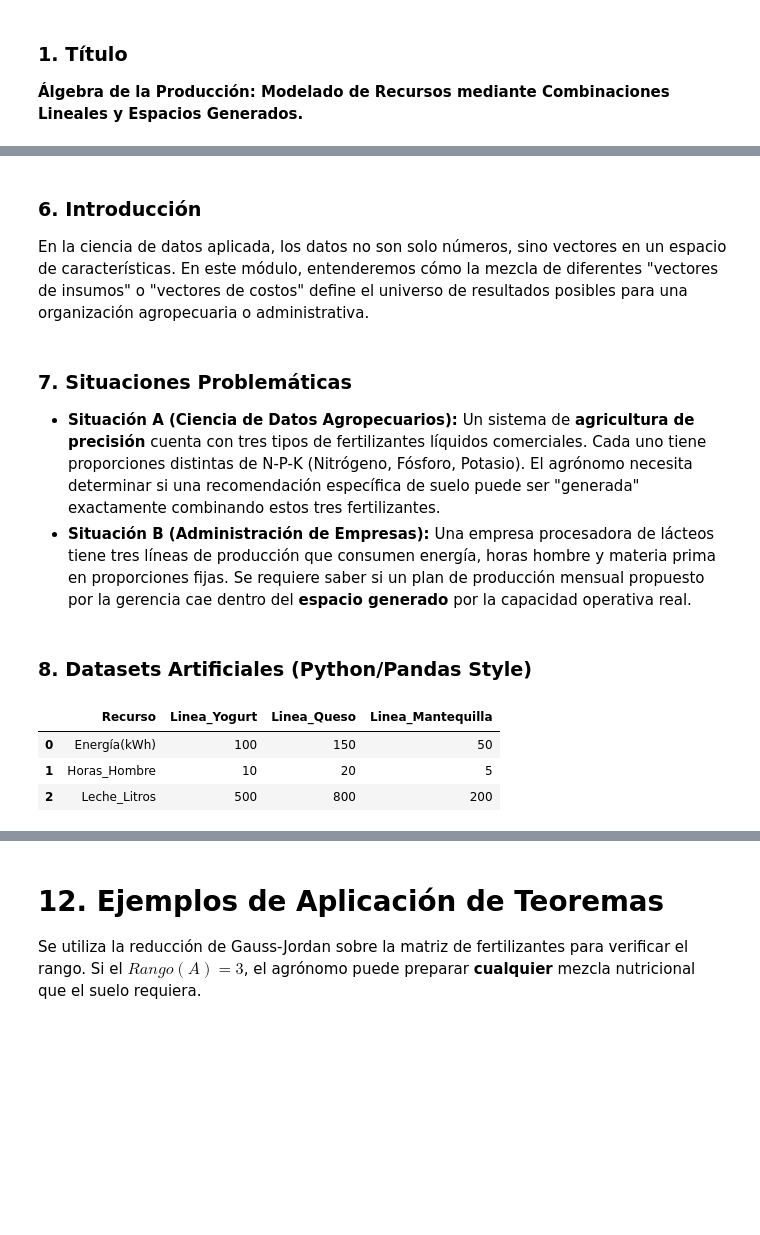
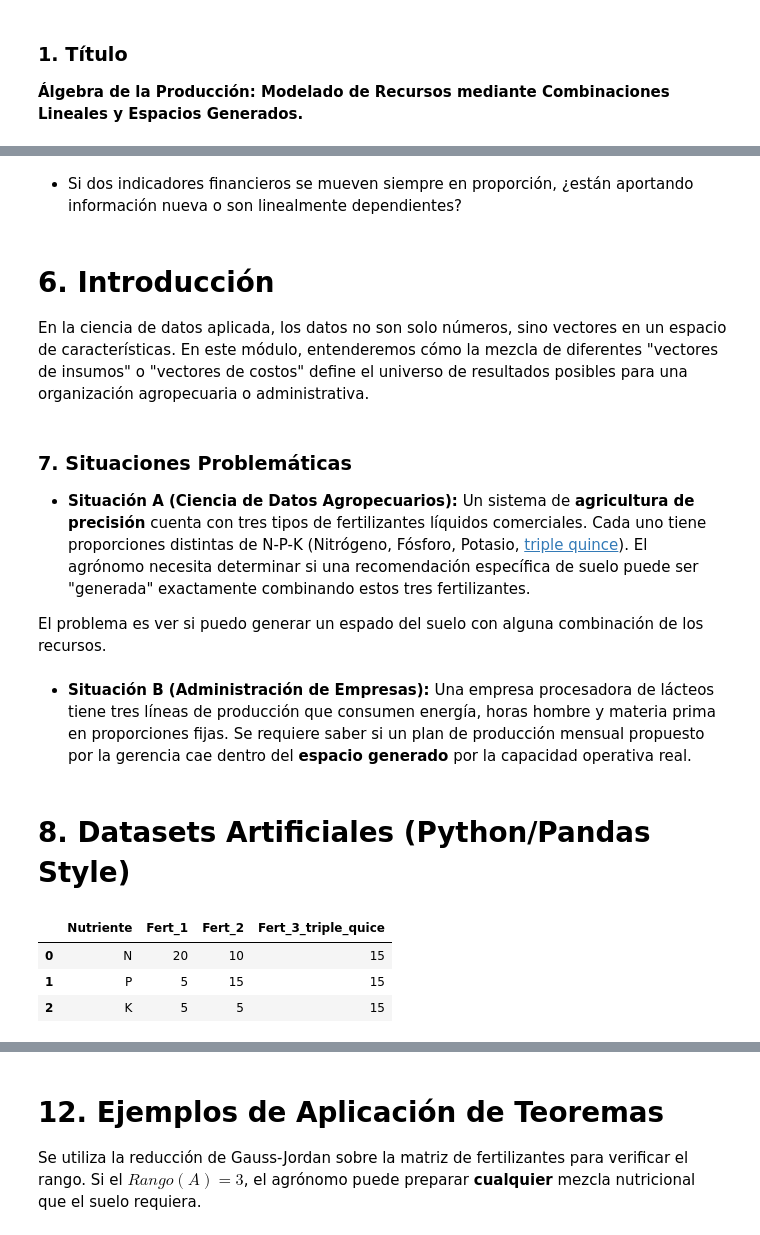
Before and after one commit to marco-canas/linear_algebra, a Jupyter notebook: 3_clases_segun_clara_mejia_laverde/1_cap/3_modulo/3_modulo.ipynb, the cells around one changed output, grey strips where cells are left out. Cells and saved outputs as stored; diff of their text form; code cells hidden in the pictures; blank space fills up the shorter version.

Commit message:
clase sobre combinación lineal mejorada

```diff
--- a/3_clases_segun_clara_mejia_laverde/1_cap/3_modulo/3_modulo.ipynb
+++ b/3_clases_segun_clara_mejia_laverde/1_cap/3_modulo/3_modulo.ipynb
@@ -1918,40 +2010,38 @@ Para el diseño del **Módulo 3**, he estructurado el contenido siguiendo estric
+# %% [markdown]
+* Si dos indicadores financieros se mueven siempre en proporción, ¿están aportando información nueva o son linealmente dependientes?
 # %% [markdown]
 
-### 6. Introducción
+# 6. Introducción
+
 En la ciencia de datos aplicada, los datos no son solo números, sino vectores en un espacio de características. En este módulo, entenderemos cómo la mezcla de diferentes "vectores de insumos" o "vectores de costos" define el universo de resultados posibles para una organización agropecuaria o administrativa.
 # %% [markdown]
 
 ### 7. Situaciones Problemáticas
 
-* **Situación A (Ciencia de Datos Agropecuarios):** Un sistema de **agricultura de precisión** cuenta con tres tipos de fertilizantes líquidos comerciales. Cada uno tiene proporciones distintas de N-P-K (Nitrógeno, Fósforo, Potasio). El agrónomo necesita determinar si una recomendación específica de suelo puede ser "generada" exactamente combinando estos tres fertilizantes.
-* **Situación B (Administración de Empresas):** Una empresa procesadora de lácteos tiene tres líneas de producción que consumen energía, horas hombre y materia prima en proporciones fijas. Se requiere saber si un plan de producción mensual propuesto por la gerencia cae dentro del **espacio generado** por la capacidad operativa real.
+* **Situación A (Ciencia de Datos Agropecuarios):** Un sistema de **agricultura de precisión** cuenta con tres tipos de fertilizantes líquidos comerciales. Cada uno tiene proporciones distintas de N-P-K (Nitrógeno, Fósforo, Potasio, [triple quince](https://encrypted-tbn0.gstatic.com/images?q=tbn:ANd9GcRI_GI4caDgHbVjKb3zDiCIjcL6viNRKOAGBw&s)). El agrónomo necesita determinar si una recomendación específica de suelo puede ser "generada" exactamente combinando estos tres fertilizantes.
+
+
+El problema es ver si puedo generar un espado del suelo con alguna combinación de los recursos.
+# %% [markdown]
+* **Situación B (Administración de Empresas):** Una empresa procesadora de lácteos tiene tres líneas de producción que consumen energía, horas hombre y materia prima en proporciones fijas. Se requiere saber si un plan de producción mensual propuesto por la gerencia cae dentro del **espacio generado** por la capacidad operativa real.
 # %% [markdown]
 
-### 8. Datasets Artificiales (Python/Pandas Style)
+# 8. Datasets Artificiales (Python/Pandas Style)
 # %%
 import pandas as pd
 import numpy as np
 
 # Dataset Situación A: Fertilizantes (Vectores columna)
 data_agro = {
     'Nutriente': ['N', 'P', 'K'],
     'Fert_1': [20, 5, 5],
     'Fert_2': [10, 15, 5],
-    'Fert_3': [5, 5, 20]
+    'Fert_3_triple_quice': [15, 15, 15]
 }
 df_fertilizantes = pd.DataFrame(data_agro)
-
-# Dataset Situación B: Capacidad Operativa
-data_admin = {
-    'Recurso': ['Energía(kWh)', 'Horas_Hombre', 'Leche_Litros'],
-    'Linea_Yogurt': [100, 10, 500],
-    'Linea_Queso': [150, 20, 800],
-    'Linea_Mantequilla': [50, 5, 200]
-}
-df_operaciones = pd.DataFrame(data_admin)
-df_operaciones
+df_fertilizantes
 # %% [output]
-|  | Recurso | Linea_Yogurt | Linea_Queso | Linea_Mantequilla |
-| 0 | Energía(kWh) | 100 | 150 | 50 |
-| 1 | Horas_Hombre | 10 | 20 | 5 |
-| 2 | Leche_Litros | 500 | 800 | 200 |
+|  | Nutriente | Fert_1 | Fert_2 | Fert_3_triple_quice |
+| 0 | N | 20 | 10 | 15 |
+| 1 | P | 5 | 15 | 15 |
+| 2 | K | 5 | 5 | 15 |
```
Also changed, not shown: parts of 24 cells of this notebook, 1 other file.
